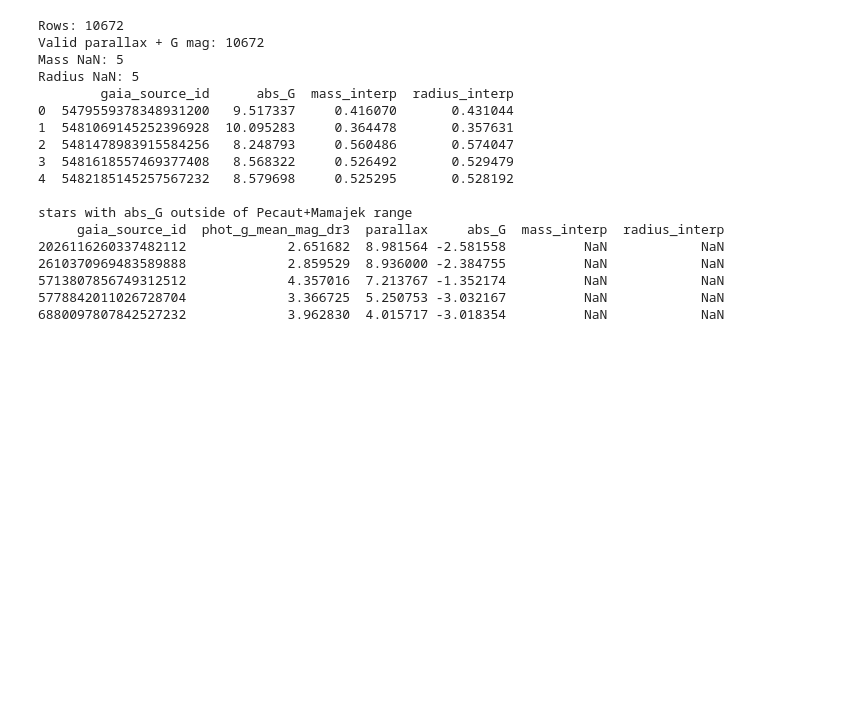
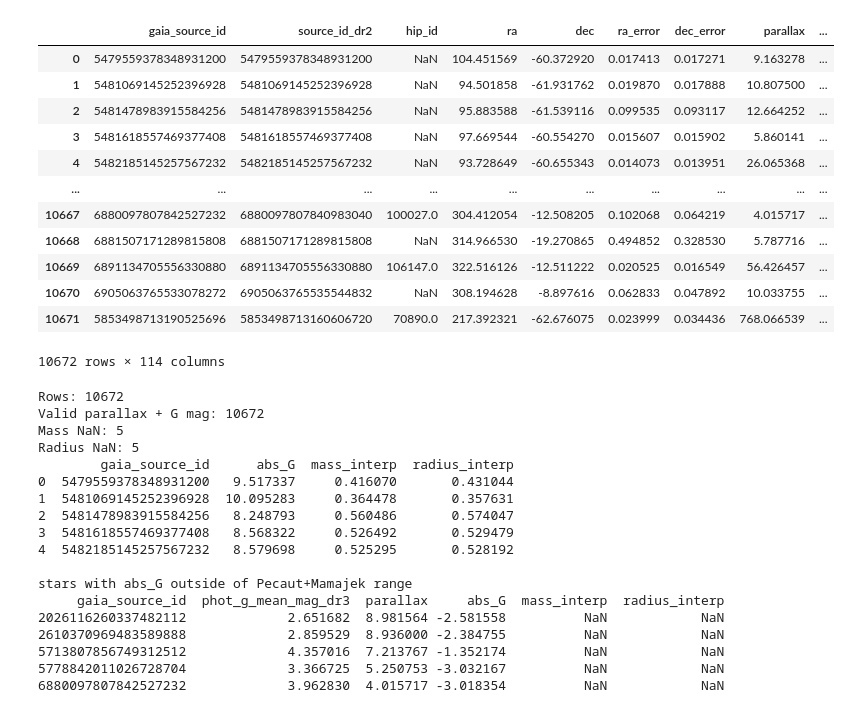
Before and after one commit to adrn/epochalypse, a Jupyter notebook: load_stars.ipynb, the cells around one changed output. Cells and saved outputs as stored; diff of their text form; code cells hidden in the pictures; blank space fills up the shorter version.

```diff
--- a/load_stars.ipynb
+++ b/load_stars.ipynb
@@ -123,6 +123,22 @@ with pa.memory_map("./will_simulated_stars/G23H_sample_subset.arrow", "r") as so
 
 
 sample_sources_df = sample_sources.to_pandas()
+# %%
+sample_sources_df
+# %% [output]
+|  | gaia_source_id | source_id_dr2 | hip_id | ra | dec | ra_error | dec_error | parallax | ... |
+| 0 | 5479559378348931200 | 5479559378348931200 | NaN | 104.451569 | -60.372920 | 0.017413 | 0.017271 | 9.163278 | ... |
+| 1 | 5481069145252396928 | 5481069145252396928 | NaN | 94.501858 | -61.931762 | 0.019870 | 0.017888 | 10.807500 | ... |
+| 2 | 5481478983915584256 | 5481478983915584256 | NaN | 95.883588 | -61.539116 | 0.099535 | 0.093117 | 12.664252 | ... |
+| 3 | 5481618557469377408 | 5481618557469377408 | NaN | 97.669544 | -60.554270 | 0.015607 | 0.015902 | 5.860141 | ... |
+| 4 | 5482185145257567232 | 5482185145257567232 | NaN | 93.728649 | -60.655343 | 0.014073 | 0.013951 | 26.065368 | ... |
+| ... | ... | ... | ... | ... | ... | ... | ... | ... | ... |
+| 10667 | 6880097807842527232 | 6880097807840983040 | 100027.0 | 304.412054 | -12.508205 | 0.102068 | 0.064219 | 4.015717 | ... |
+| 10668 | 6881507171289815808 | 6881507171289815808 | NaN | 314.966530 | -19.270865 | 0.494852 | 0.328530 | 5.787716 | ... |
+| 10669 | 6891134705556330880 | 6891134705556330880 | 106147.0 | 322.516126 | -12.511222 | 0.020525 | 0.016549 | 56.426457 | ... |
+| 10670 | 6905063765533078272 | 6905063765535544832 | NaN | 308.194628 | -8.897616 | 0.062833 | 0.047892 | 10.033755 | ... |
+| 10671 | 5853498713190525696 | 5853498713160606720 | 70890.0 | 217.392321 | -62.676075 | 0.023999 | 0.034436 | 768.066539 | ... |
+10672 rows × 114 columns
 # %%
 sample_sources_w_mass_radius_interpolation = add_mass_radius_from_pecaut(sample_sources_df)
 
```
Also changed, not shown: parts of 1 cell of this notebook, 2 other files.
